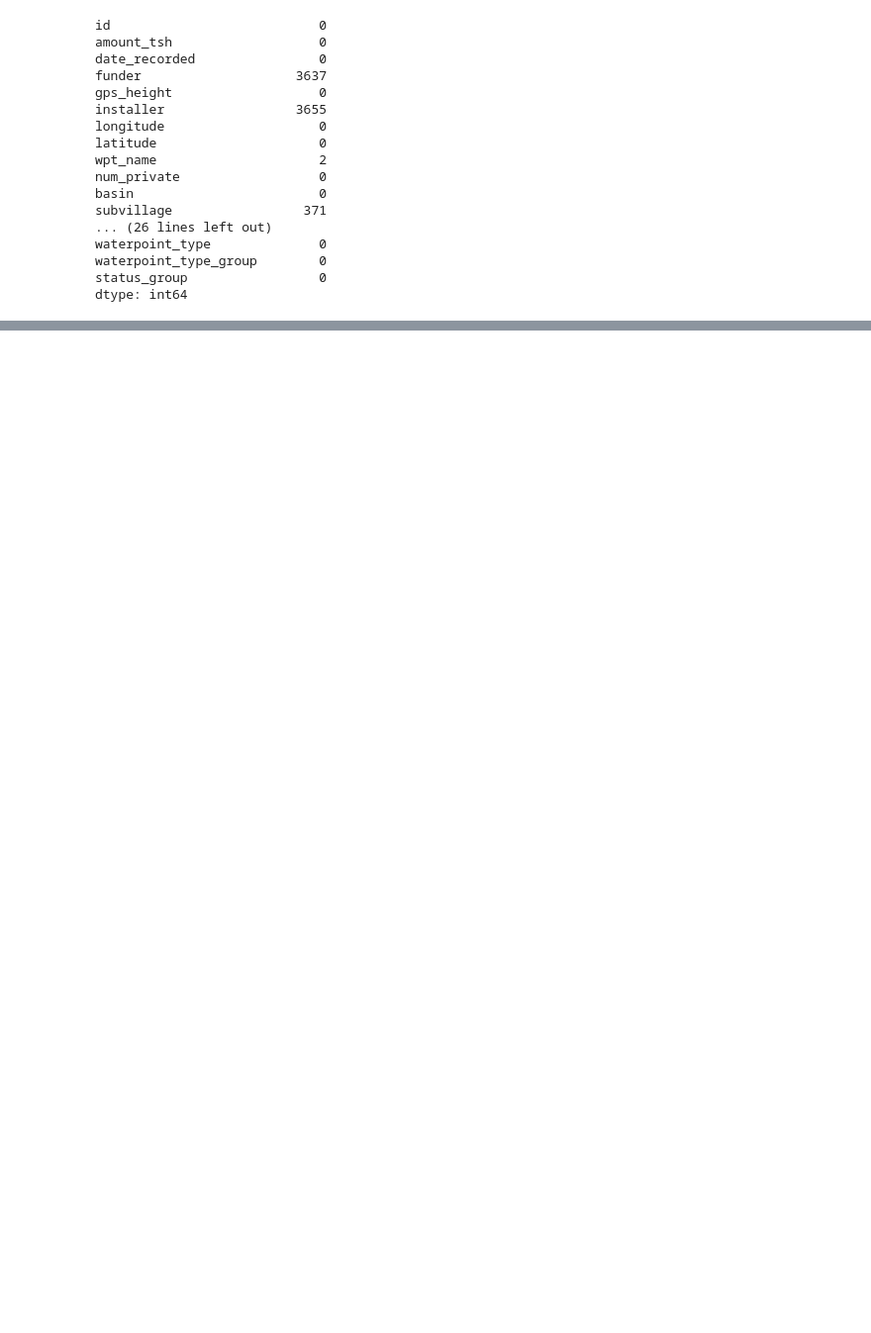
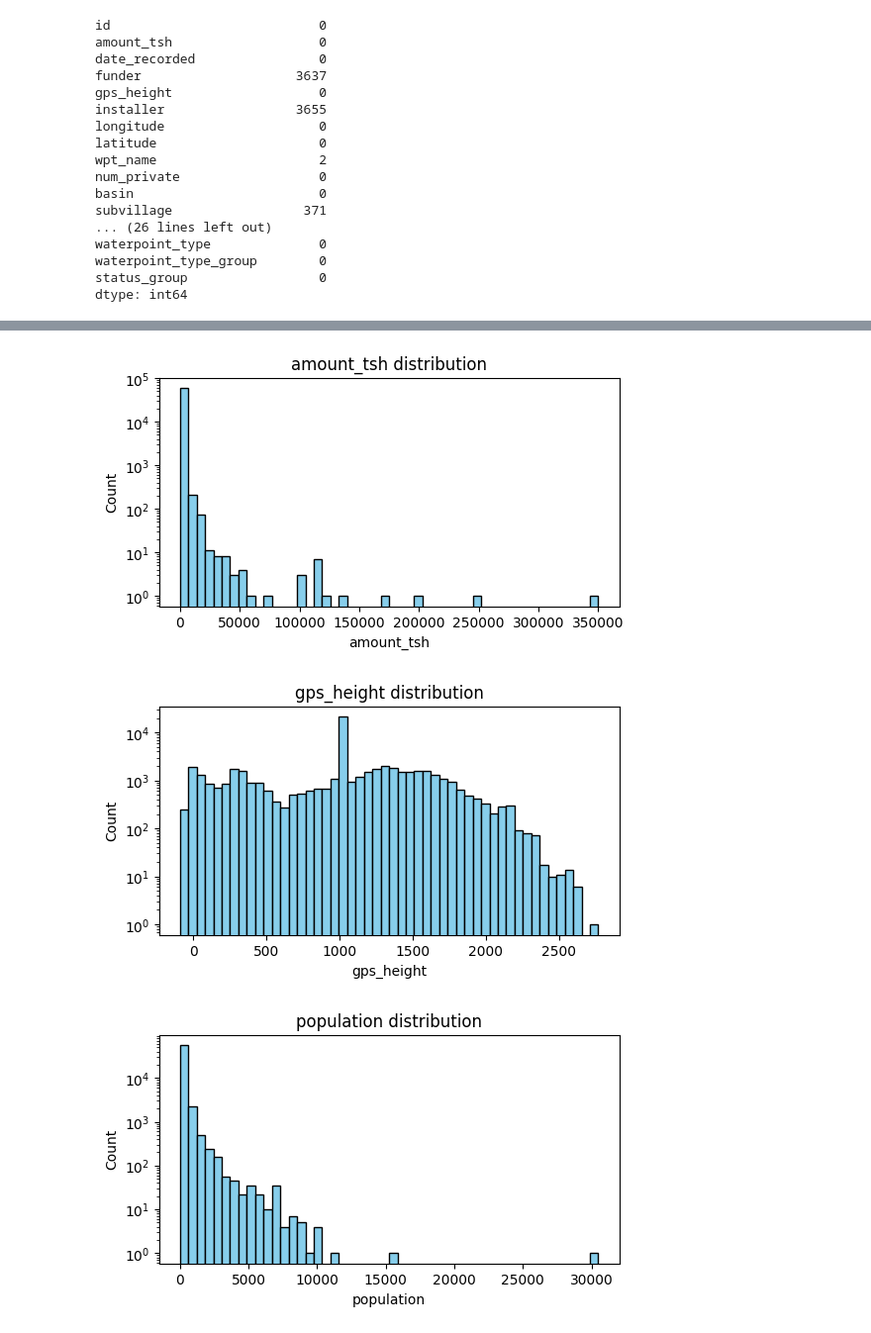
Before and after one commit to Emeriego/PumpHealth, a Jupyter notebook: notebooks/01_exploratory_data_analysis.ipynb, the cells around one changed output, grey strips where cells are left out. Shown at 99% size. Cells and saved outputs as stored; diff of their text form; code cells hidden in the pictures; blank space fills up the shorter version.

```diff
--- a/notebooks/01_exploratory_data_analysis.ipynb
+++ b/notebooks/01_exploratory_data_analysis.ipynb
@@ -113,0 +170,18 @@ df.drop_duplicates(inplace=True)
+# %%
+# Drop useless + extreme columns
+df.drop(['recorded_by', 'wpt_name', 'subvillage', 'scheme_name', 'ward'], axis=1, inplace=True)
+# %%
+top_installers = df['installer'].value_counts().nlargest(10).index
+
+df['installer_grouped'] = df['installer'].apply(
+    lambda x: x if x in top_installers else 'Other'
+)
+# %%
+top_funders = df['funder'].value_counts().nlargest(10).index
+
+df['funder_grouped'] = df['funder'].apply(
+    lambda x: x if x in top_funders else 'Other'
+)
+# %%
+counts = df['lga'].value_counts()
+df['lga_grouped'] = df['lga'].apply(lambda x: x if counts[x] > 150 else 'Other')
@@ -113,0 +240,17 @@ df.drop_duplicates(inplace=True)
+# %%
+import matplotlib.pyplot as plt
+
+numeric_cols = ['amount_tsh', 'gps_height', 'population', 'construction_year']
+
+for col in numeric_cols:
+    plt.figure(figsize=(6,3))
+    plt.hist(df[col], bins=50, color='skyblue', edgecolor='black')
+    plt.title(f'{col} distribution')
+    plt.xlabel(col)
+    plt.ylabel('Count')
+    plt.yscale('log')  # for skewed distributions
+    plt.show()
+# %% [output]
+[figure, added]
+[figure, added]
+[figure, added]
```
Also changed, not shown: parts of 27 cells of this notebook.
